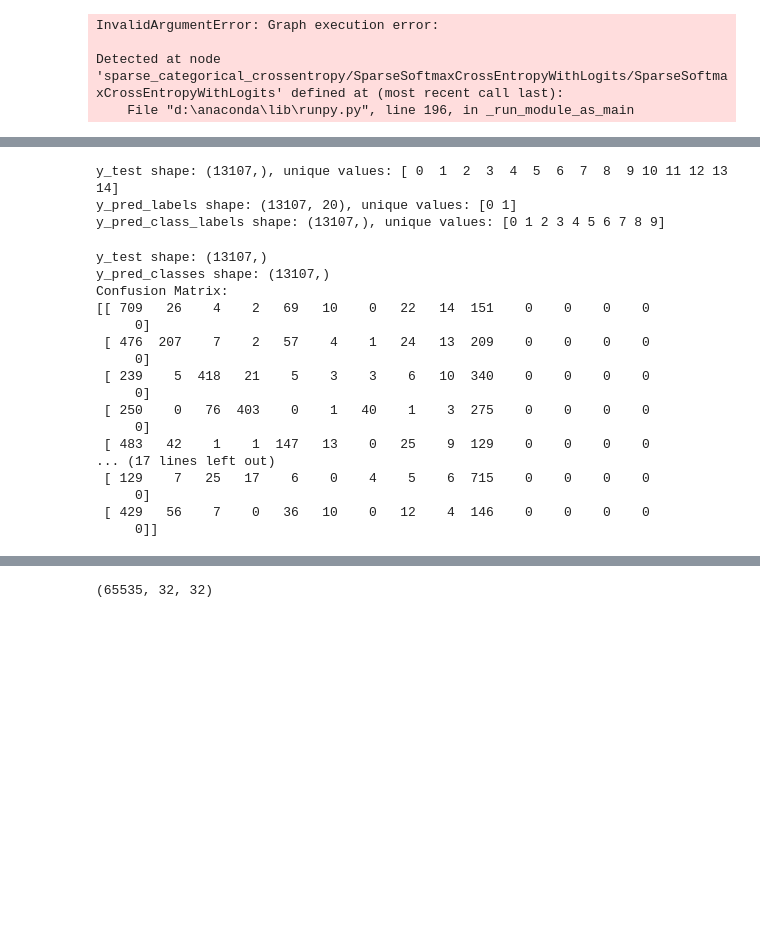
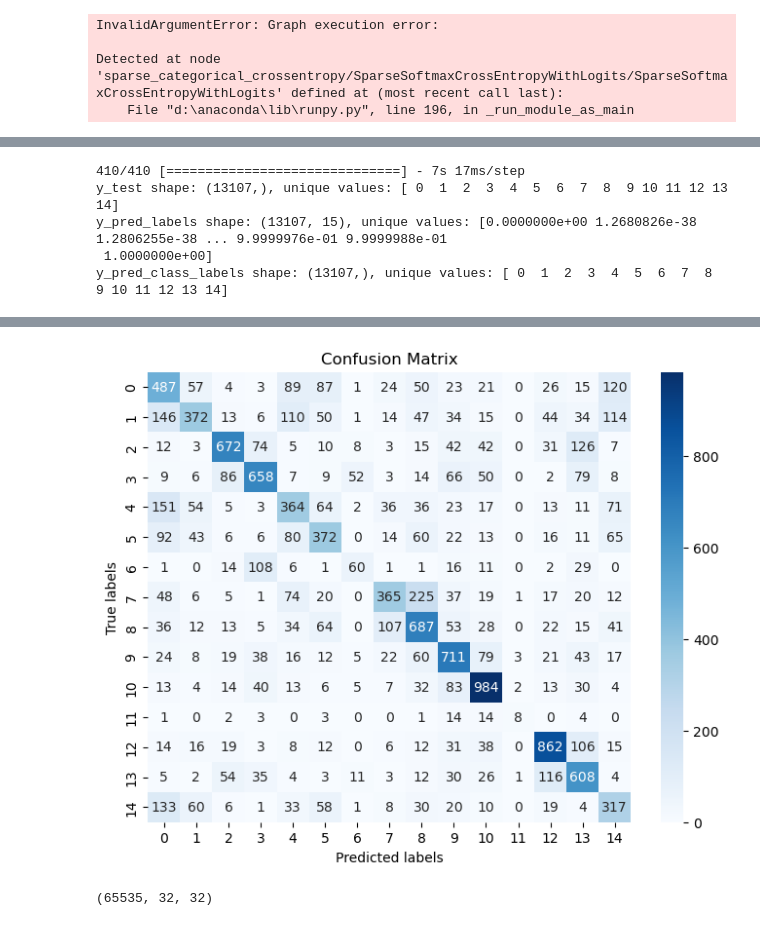
Before and after one commit to the-h-b/ckt_recognition, a Jupyter notebook: ckt_original.ipynb, the cells around one changed output, grey strips where cells are left out. Cells and saved outputs as stored; diff of their text form; code cells hidden in the pictures; blank space fills up the shorter version.

```diff
--- a/ckt_original.ipynb
+++ b/ckt_original.ipynb
@@ -580,43 +588,37 @@ os.remove('E:\\Research\\test\\labels.npy')
 # %%
+# Assuming you have already trained your model and X_test contains test data
+# Get predictions from your trained model
+y_pred_labels = model.predict(X_test)
+
+# Now you can print the shape and unique values of y_test and y_pred_labels
 print(f"y_test shape: {y_test.shape}, unique values: {np.unique(y_test)}")
 print(f"y_pred_labels shape: {y_pred_labels.shape}, unique values: {np.unique(y_pred_labels)}")
+
 # Convert one-hot encoded predictions to class labels
 y_pred_class_labels = np.argmax(y_pred_labels, axis=1)
 
 # Now, y_pred_class_labels should contain the predicted class labels
 print(f"y_pred_class_labels shape: {y_pred_class_labels.shape}, unique values: {np.unique(y_pred_class_labels)}")
 # %% [output]
+410/410 [==============================] - 7s 17ms/step
 y_test shape: (13107,), unique values: [ 0  1  2  3  4  5  6  7  8  9 10 11 12 13 14]
-y_pred_labels shape: (13107, 20), unique values: [0 1]
-y_pred_class_labels shape: (13107,), unique values: [0 1 2 3 4 5 6 7 8 9]
+y_pred_labels shape: (13107, 15), unique values: [0.0000000e+00 1.2680826e-38 1.2806255e-38 ... 9.9999976e-01 9.9999988e-01
+ 1.0000000e+00]
+y_pred_class_labels shape: (13107,), unique values: [ 0  1  2  3  4  5  6  7  8  9 10 11 12 13 14]
-# %%
-# Assuming y_pred_labels contains class probabilities for 20 classes
-# Convert probabilities to predicted labels
-y_pred_classes = np.argmax(y_pred_labels, axis=1)
-
-# Now both y_test and y_pred_classes should be 1D arrays
-print("y_test shape:", y_test.shape)
-print("y_pred_classes shape:", y_pred_classes.shape)
-
-# Compute confusion matrix
-confusion = confusion_matrix(y_test, y_pred_classes)
-print("Confusion Matrix:")
-print(confusion)
-# %% [output]
-y_test shape: (13107,)
-y_pred_classes shape: (13107,)
-Confusion Matrix:
-[[ 709   26    4    2   69   10    0   22   14  151    0    0    0    0
-     0]
- [ 476  207    7    2   57    4    1   24   13  209    0    0    0    0
-     0]
- [ 239    5  418   21    5    3    3    6   10  340    0    0    0    0
-     0]
- [ 250    0   76  403    0    1   40    1    3  275    0    0    0    0
-     0]
- [ 483   42    1    1  147   13    0   25    9  129    0    0    0    0
-... (17 lines left out)
- [ 129    7   25   17    6    0    4    5    6  715    0    0    0    0
-     0]
- [ 429   56    7    0   36   10    0   12    4  146    0    0    0    0
-     0]]
+# %%
+# Assuming you have already trained your model and X_test contains test data
+# Get predictions from your trained model
+y_pred_labels = model.predict(X_test)
+y_pred_classes = np.argmax(y_pred_labels, axis=1)
+
+# Now, you can compute the confusion matrix using y_test and y_pred_classes
+confusion = confusion_matrix(y_test, y_pred_classes)
+
+# Plot the confusion matrix as a heatmap
+plt.figure(figsize=(8, 6))
+sns.heatmap(confusion, annot=True, fmt='d', cmap='Blues')
+plt.xlabel('Predicted labels')
+plt.ylabel('True labels')
+plt.title('Confusion Matrix')
+plt.show()
+# %% [output]
@@ -623,3 +626,4 @@ Confusion Matrix:
+[figure, added]
 # %%
 data_1 = np.load('E:\\Research\\test\\data_32_14.npy')
 print(data_1.shape)
```
Also changed, not shown: parts of 9 cells of this notebook.
